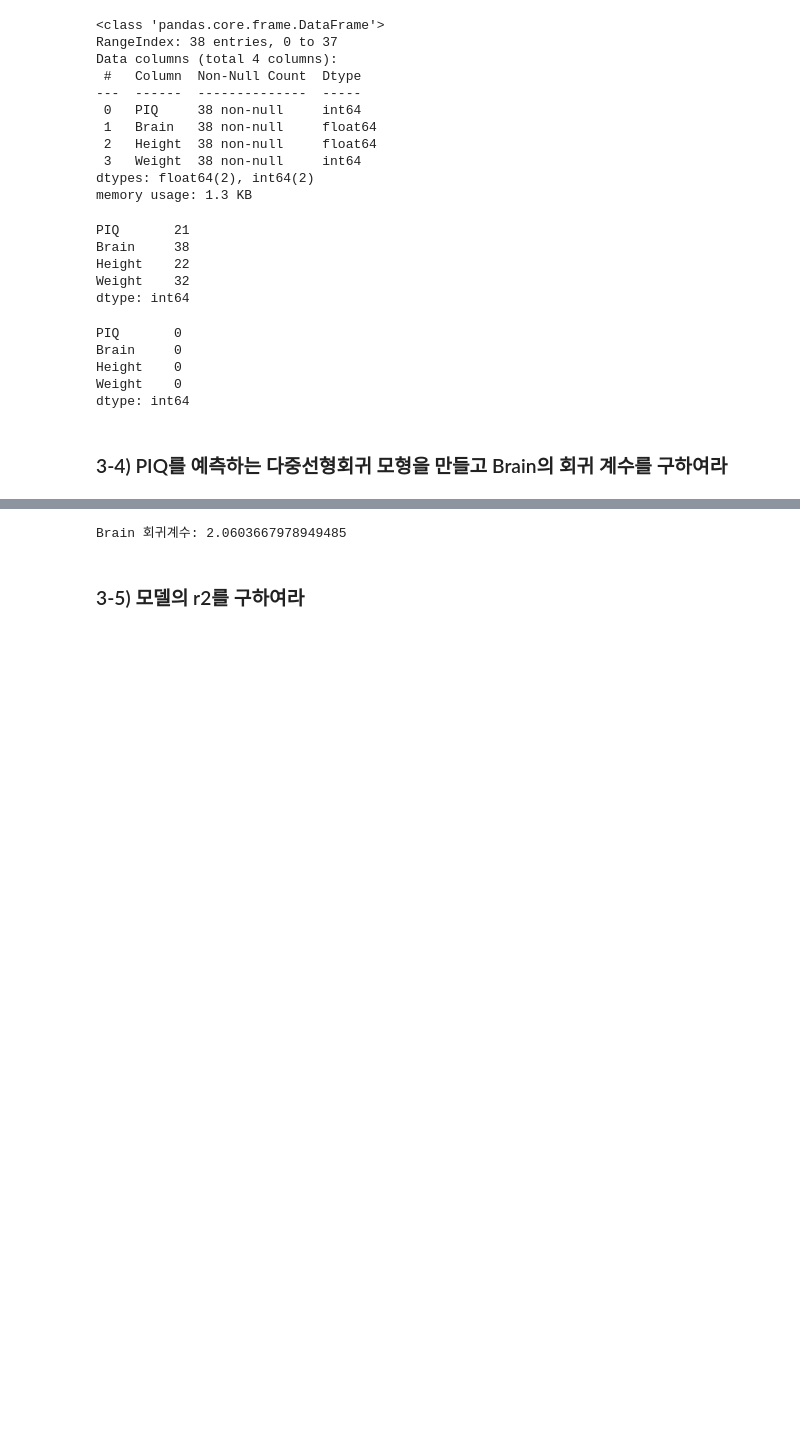
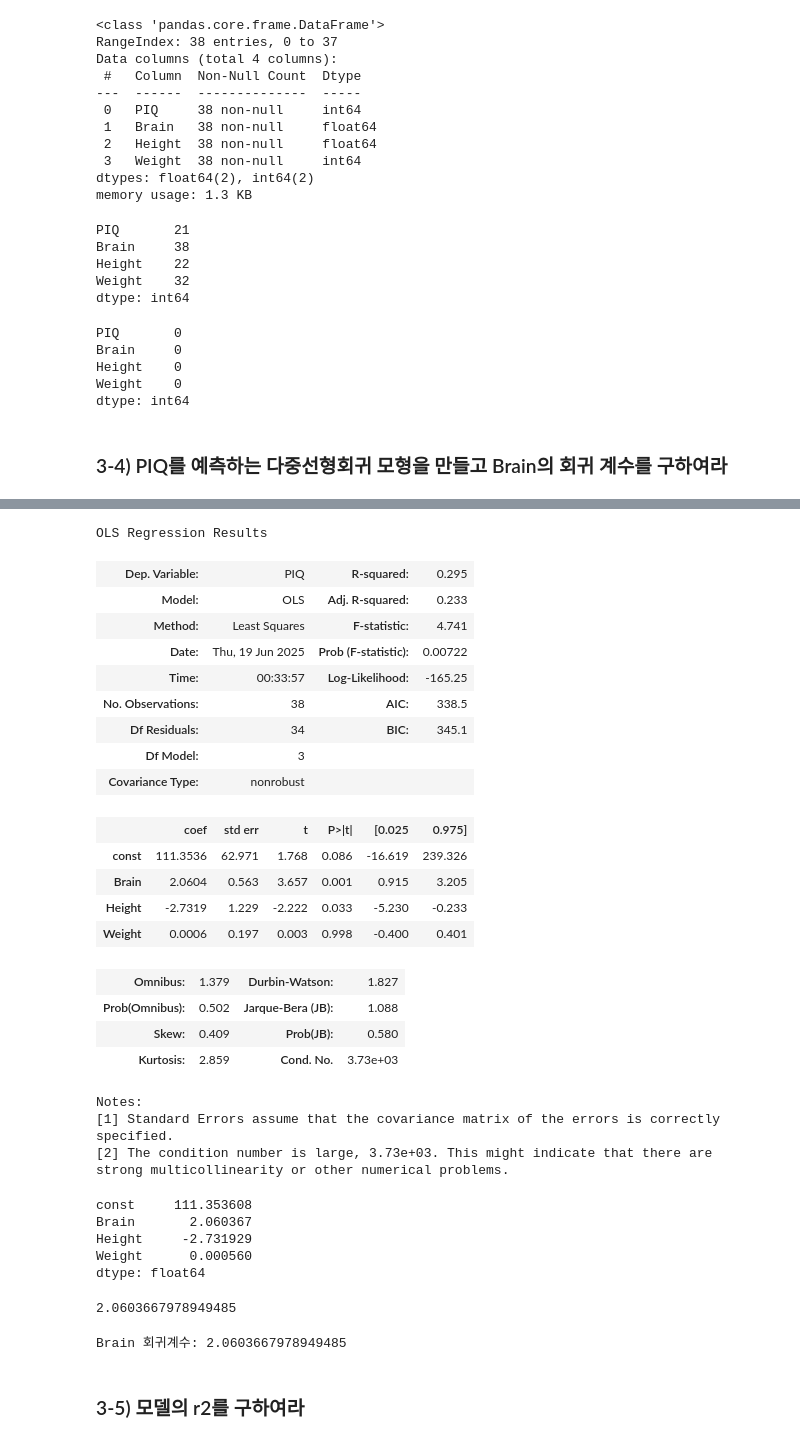
Before and after one commit to gigabitamin/license_study, a Jupyter notebook: BIGDATA/250619_0005.ipynb, the cells around one changed output, grey strips where cells are left out. Cells and saved outputs as stored; diff of their text form; code cells hidden in the pictures; blank space fills up the shorter version.

```diff
--- a/BIGDATA/250619_0005.ipynb
+++ b/BIGDATA/250619_0005.ipynb
@@ -1666,3 +1666,9 @@ Weight    0
 dtype: int64
 # %% [markdown]
 ### 3-4) PIQ를 예측하는 다중선형회귀 모형을 만들고 Brain의 회귀 계수를 구하여라
+# %%
+y = df['PIQ']
+x = df.drop('PIQ', axis=1)
+
+y.info()
+x.info()
@@ -1669,3 +1714,47 @@ dtype: int64
+# %%
+import statsmodels.api as sm
+
+x = sm.add_constant(x)
+model = sm.OLS(y, x)
+result = model.fit()
+
+result.summary()
+# %% [output]
+OLS Regression Results
+| Dep. Variable: | PIQ | R-squared: | 0.295 |
+| Model: | OLS | Adj. R-squared: | 0.233 |
+| Method: | Least Squares | F-statistic: | 4.741 |
+| Date: | Thu, 19 Jun 2025 | Prob (F-statistic): | 0.00722 |
+| Time: | 00:33:57 | Log-Likelihood: | -165.25 |
+| No. Observations: | 38 | AIC: | 338.5 |
+| Df Residuals: | 34 | BIC: | 345.1 |
+| Df Model: | 3 |  |  |
+| Covariance Type: | nonrobust |  |  |
+|  | coef | std err | t | P>|t| | [0.025 | 0.975] |
+| const | 111.3536 | 62.971 | 1.768 | 0.086 | -16.619 | 239.326 |
+| Brain | 2.0604 | 0.563 | 3.657 | 0.001 | 0.915 | 3.205 |
+| Height | -2.7319 | 1.229 | -2.222 | 0.033 | -5.230 | -0.233 |
+| Weight | 0.0006 | 0.197 | 0.003 | 0.998 | -0.400 | 0.401 |
+| Omnibus: | 1.379 | Durbin-Watson: | 1.827 |
+| Prob(Omnibus): | 0.502 | Jarque-Bera (JB): | 1.088 |
+| Skew: | 0.409 | Prob(JB): | 0.580 |
+| Kurtosis: | 2.859 | Cond. No. | 3.73e+03 |
+Notes:
+[1] Standard Errors assume that the covariance matrix of the errors is correctly specified.
+[2] The condition number is large, 3.73e+03. This might indicate that there are
+strong multicollinearity or other numerical problems.
+# %%
+result.params # coef
+# %% [output]
+const     111.353608
+Brain       2.060367
+Height     -2.731929
+Weight      0.000560
+dtype: float64
+# %%
+result.params['Brain']
+# %% [output]
+2.0603667978949485
 # %%
 import pandas as pd
 import statsmodels.api as sm
```
Also changed, not shown: parts of 9 cells of this notebook, 1 other file.
